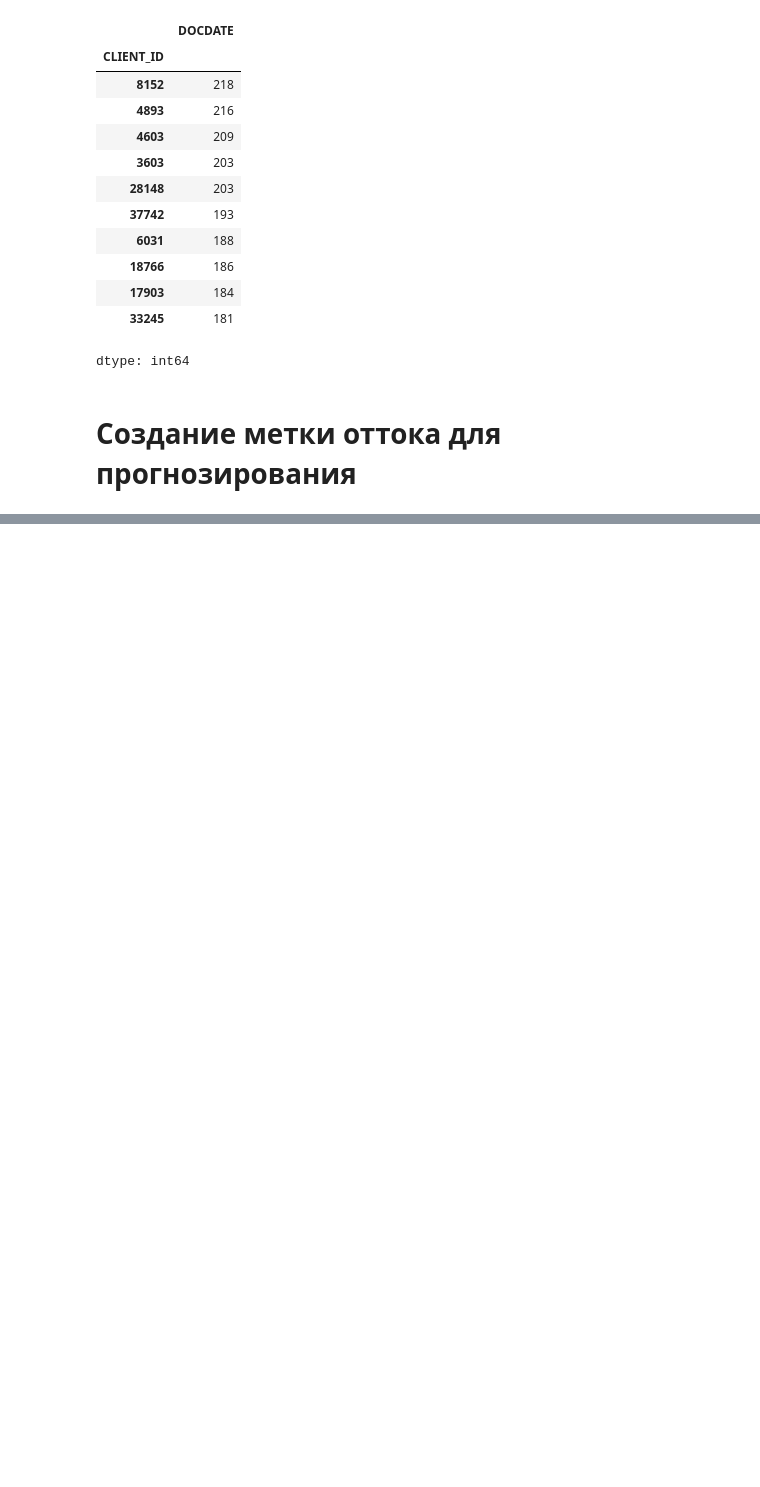
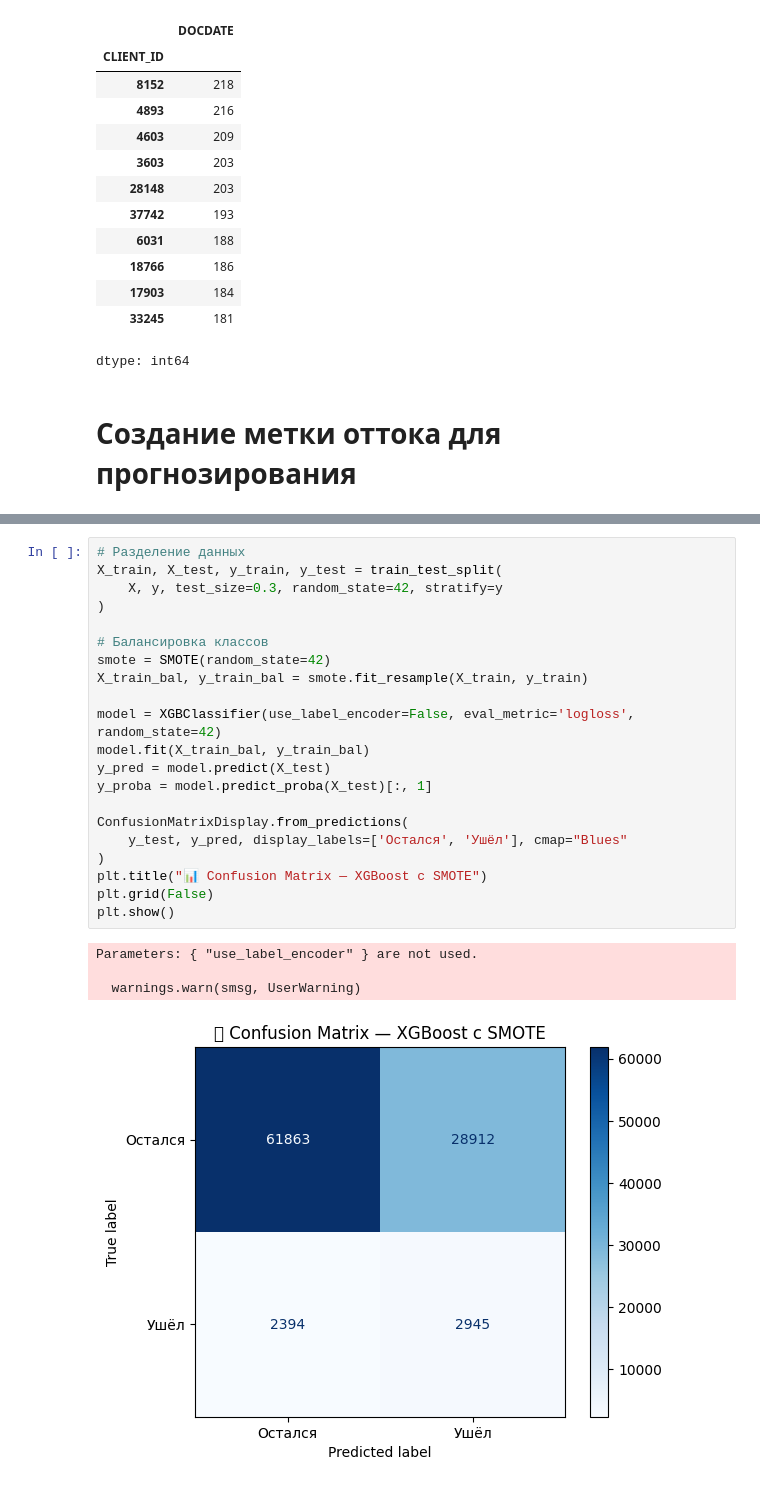
Before and after one commit to gauwuhar/fuzzy-octo-robot, a Jupyter notebook: DS_interview.ipynb, the cells around one changed output, grey strips where cells are left out. Saved outputs shown, nothing was run; the diff lists cells and outputs as text; blank space fills up the shorter version.

```diff
--- a/DS_interview.ipynb
+++ b/DS_interview.ipynb
@@ -267,0 +587,26 @@ target_data.head()
+# %%
+# Разделение данных
+X_train, X_test, y_train, y_test = train_test_split(
+    X, y, test_size=0.3, random_state=42, stratify=y
+)
+
+# Балансировка классов
+smote = SMOTE(random_state=42)
+X_train_bal, y_train_bal = smote.fit_resample(X_train, y_train)
+
+model = XGBClassifier(use_label_encoder=False, eval_metric='logloss', random_state=42)
+model.fit(X_train_bal, y_train_bal)
+y_pred = model.predict(X_test)
+y_proba = model.predict_proba(X_test)[:, 1]
+
+ConfusionMatrixDisplay.from_predictions(
+    y_test, y_pred, display_labels=['Остался', 'Ушёл'], cmap="Blues"
+)
+plt.title("📊 Confusion Matrix — XGBoost с SMOTE")
+plt.grid(False)
+plt.show()
+# %% [output]
+Parameters: { "use_label_encoder" } are not used.
+
+  warnings.warn(smsg, UserWarning)
+[figure, added]
```
Also changed, not shown: parts of 20 cells of this notebook.
